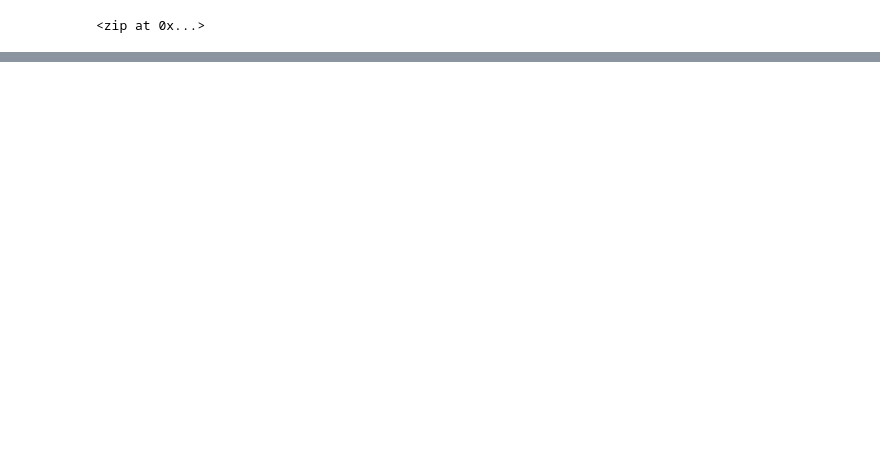
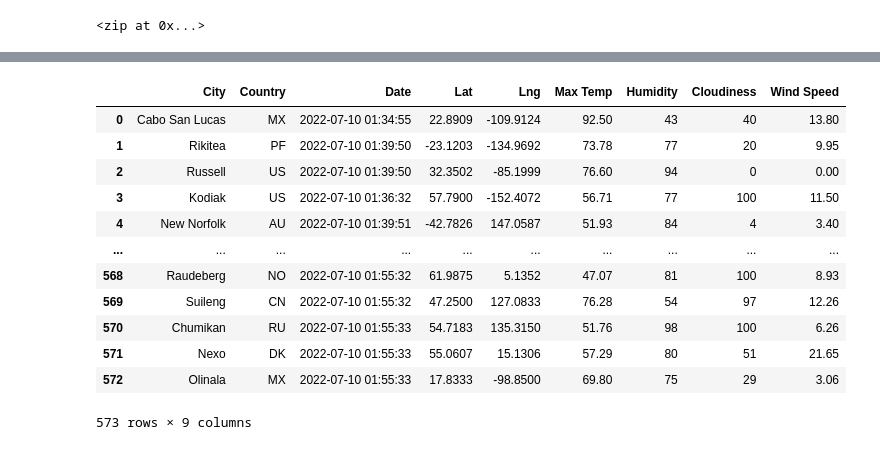
Before and after one commit to clevkelz/World_Weather_Analysis, a Jupyter notebook: WeatherPy.ipynb, the cells around one changed output, grey strips where cells are left out. Saved outputs shown, nothing was run; the diff lists cells and outputs as text; code cells hidden in the pictures; blank space fills up the shorter version.

```diff
--- a/WeatherPy.ipynb
+++ b/WeatherPy.ipynb
@@ -56,0 +187,19 @@ len(cities)
+# %%
+# Reorder Colummns to City, Country, Date, Lat, Lng, Max Temp, Humidity, Cloudiness, and Wind Speed
+
+updated_city_data_df = city_data_df.iloc[:, [0,7,8,1,2,3,4,5,6]]
+updated_city_data_df
+# %% [output]
+|  | City | Country | Date | Lat | Lng | Max Temp | Humidity | Cloudiness | Wind Speed |
+| 0 | Cabo San Lucas | MX | 2022-07-10 01:34:55 | 22.8909 | -109.9124 | 92.50 | 43 | 40 | 13.80 |
+| 1 | Rikitea | PF | 2022-07-10 01:39:50 | -23.1203 | -134.9692 | 73.78 | 77 | 20 | 9.95 |
+| 2 | Russell | US | 2022-07-10 01:39:50 | 32.3502 | -85.1999 | 76.60 | 94 | 0 | 0.00 |
+| 3 | Kodiak | US | 2022-07-10 01:36:32 | 57.7900 | -152.4072 | 56.71 | 77 | 100 | 11.50 |
+| 4 | New Norfolk | AU | 2022-07-10 01:39:51 | -42.7826 | 147.0587 | 51.93 | 84 | 4 | 3.40 |
+| ... | ... | ... | ... | ... | ... | ... | ... | ... | ... |
+| 568 | Raudeberg | NO | 2022-07-10 01:55:32 | 61.9875 | 5.1352 | 47.07 | 81 | 100 | 8.93 |
+| 569 | Suileng | CN | 2022-07-10 01:55:32 | 47.2500 | 127.0833 | 76.28 | 54 | 97 | 12.26 |
+| 570 | Chumikan | RU | 2022-07-10 01:55:33 | 54.7183 | 135.3150 | 51.76 | 98 | 100 | 6.26 |
+| 571 | Nexo | DK | 2022-07-10 01:55:33 | 55.0607 | 15.1306 | 57.29 | 80 | 51 | 21.65 |
+| 572 | Olinala | MX | 2022-07-10 01:55:33 | 17.8333 | -98.8500 | 69.80 | 75 | 29 | 3.06 |
+573 rows × 9 columns
```
Also changed, not shown: parts of 16 cells of this notebook, 1 other file.
